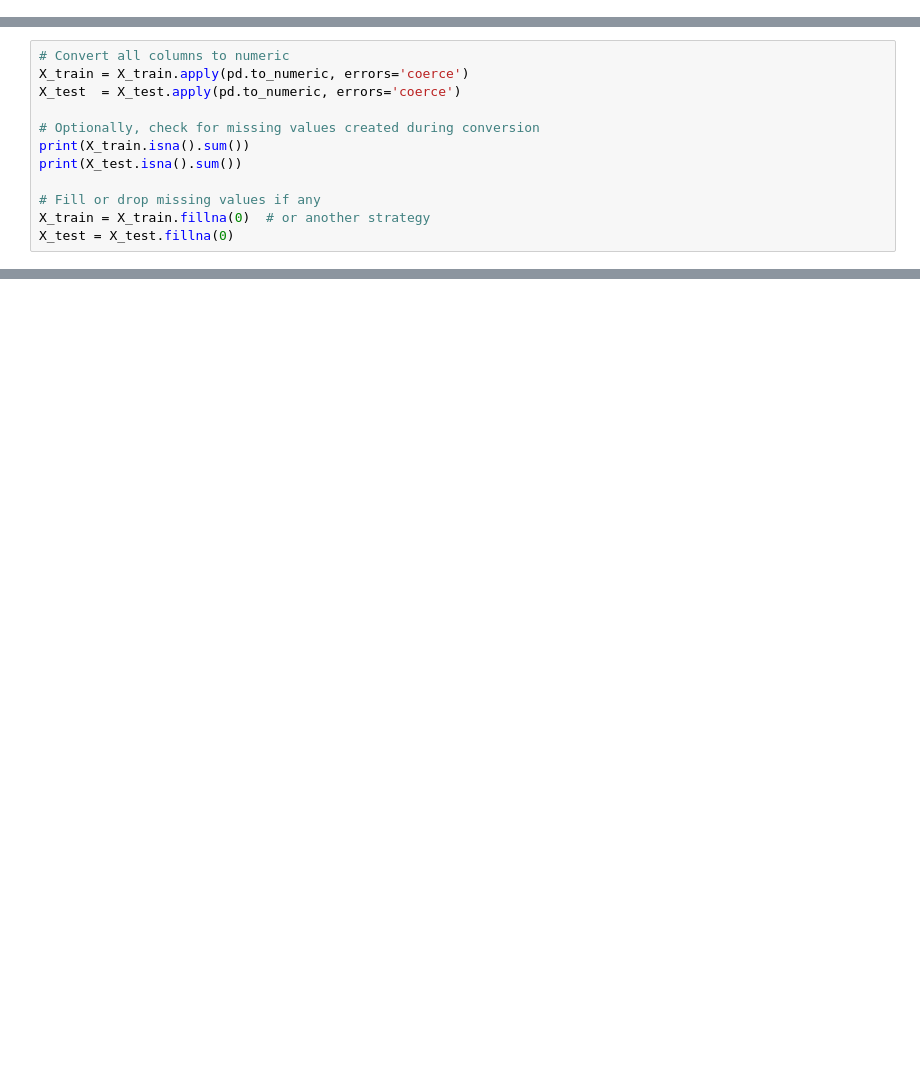
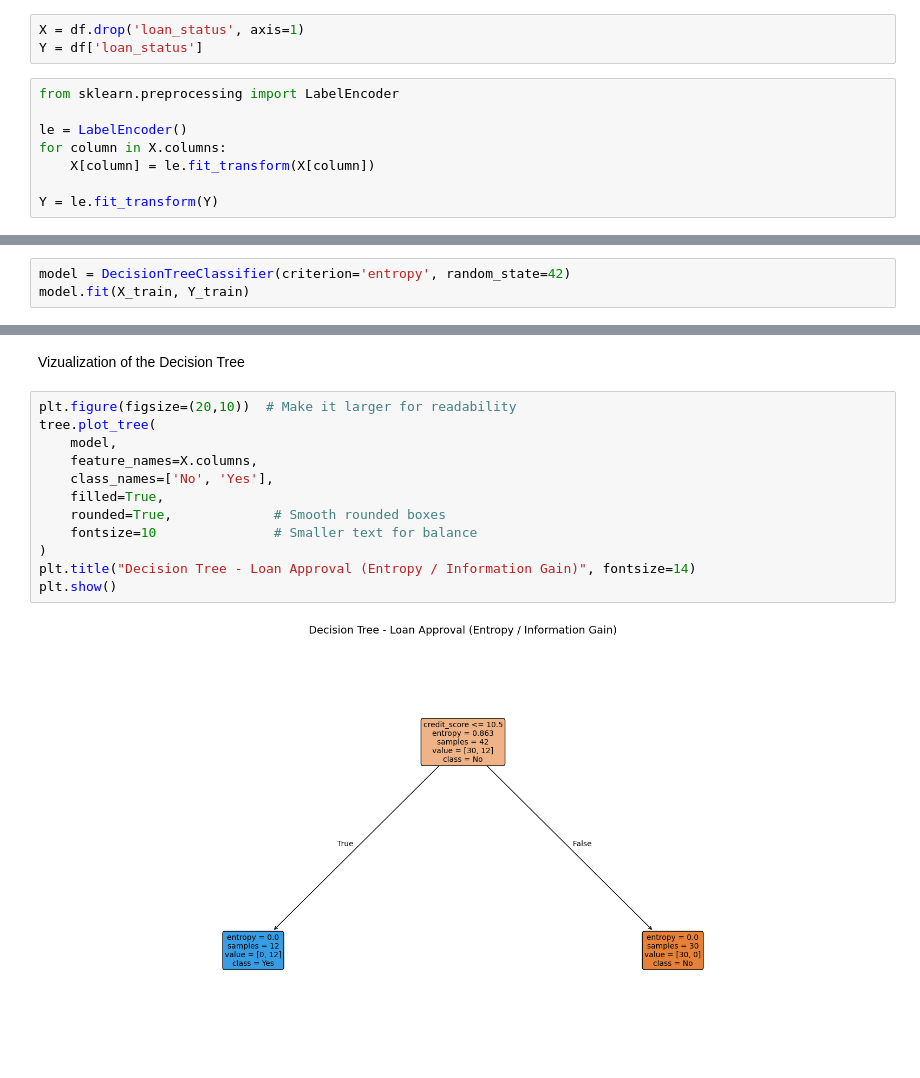
Before and after one commit to SoftwareReboot/MachineLearning-Model, a Jupyter notebook: Decision Tree.ipynb, the cells around one changed output, grey strips where cells are left out. Drawn from its saved outputs; the diff is of its cells as text; blank space fills up the shorter version.

Commit message:
improved decision tree

```diff
--- a/Decision Tree.ipynb
+++ b/Decision Tree.ipynb
@@ -66,0 +63,11 @@ Name: label, Length: 769, dtype: object
+# %%
+X = df.drop('loan_status', axis=1)
+Y = df['loan_status']
+# %%
+from sklearn.preprocessing import LabelEncoder
+
+le = LabelEncoder()
+for column in X.columns:
+    X[column] = le.fit_transform(X[column])
+
+Y = le.fit_transform(Y)
@@ -70,12 +77,0 @@ X_train, X_test, Y_train, Y_test = train_test_split(X, Y, test_size=0.3, random_
-# %%
-# Convert all columns to numeric
-X_train = X_train.apply(pd.to_numeric, errors='coerce')
-X_test  = X_test.apply(pd.to_numeric, errors='coerce')
-
-# Optionally, check for missing values created during conversion
-print(X_train.isna().sum())
-print(X_test.isna().sum())
-
-# Fill or drop missing values if any
-X_train = X_train.fillna(0)  # or another strategy
-X_test = X_test.fillna(0)
@@ -145,0 +85,3 @@ plt.show()
+# %%
+model = DecisionTreeClassifier(criterion='entropy', random_state=42)
+model.fit(X_train, Y_train)
@@ -145,0 +114,16 @@ plt.show()
+# %% [markdown]
+Vizualization of the Decision Tree
+# %%
+plt.figure(figsize=(20,10))  # Make it larger for readability
+tree.plot_tree(
+    model,
+    feature_names=X.columns,
+    class_names=['No', 'Yes'],
+    filled=True,
+    rounded=True,             # Smooth rounded boxes
+    fontsize=10               # Smaller text for balance
+)
+plt.title("Decision Tree - Loan Approval (Entropy / Information Gain)", fontsize=14)
+plt.show()
+# %% [output]
+[figure, added]
```
Also changed, not shown: parts of 26 cells of this notebook, 2 other files.
